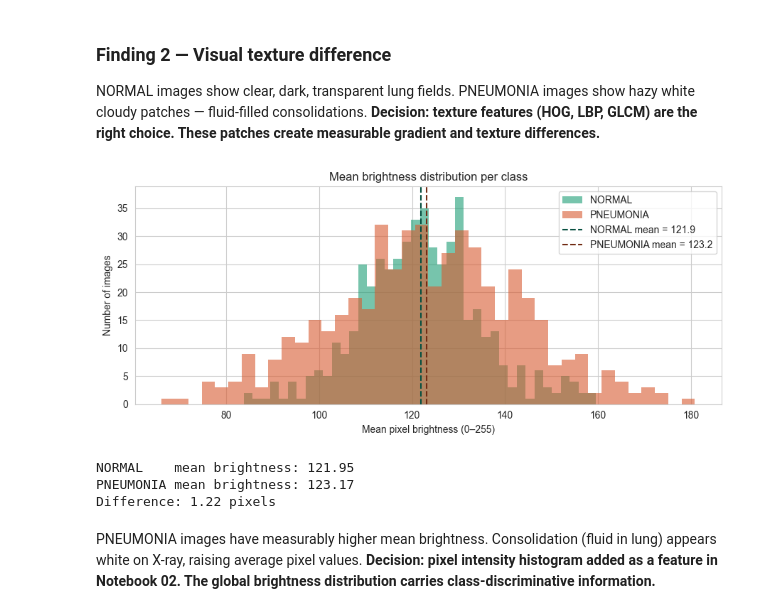
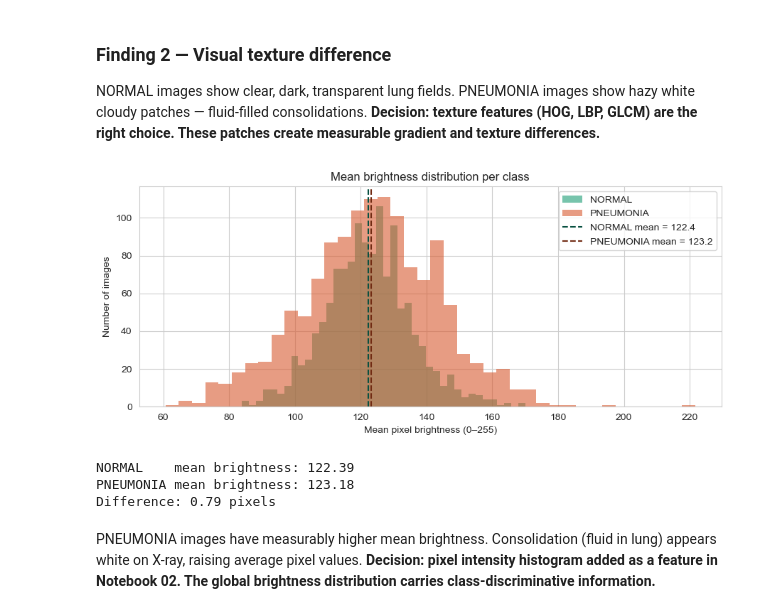
Before and after one commit to Dibya-z/Robust-Medical-Vision, a Jupyter notebook: notebooks/notebook_01_baseline.ipynb, the cells around one changed output. Saved outputs shown, nothing was run; the diff lists cells and outputs as text; code cells hidden in the pictures.

```diff
--- a/notebooks/notebook_01_baseline.ipynb
+++ b/notebooks/notebook_01_baseline.ipynb
@@ -101,40 +101,40 @@ brightness_pneumonia = []
 for cls, bucket in [('NORMAL', brightness_normal),
                     ('PNEUMONIA', brightness_pneumonia)]:
     folder = Path(DATA_ROOT) / 'train' / cls
-    files  = list(folder.glob('*.jpeg'))[:500]
+    files  = list(folder.glob('*.jpeg'))[:1300]
     for fp in files:
         img = cv2.imread(str(fp), cv2.IMREAD_GRAYSCALE)
         img = cv2.resize(img, IMG_SIZE)
         bucket.append(img.mean())
 
 fig, ax = plt.subplots(figsize=(9, 4))
 ax.hist(brightness_normal,    bins=40, alpha=0.6,
         color='#1D9E75', label='NORMAL',    edgecolor='none')
 ax.hist(brightness_pneumonia, bins=40, alpha=0.6,
         color='#D85A30', label='PNEUMONIA', edgecolor='none')
 ax.axvline(np.mean(brightness_normal),    color='#085041',
            linestyle='--', linewidth=1.5,
            label=f'NORMAL mean = {np.mean(brightness_normal):.1f}')
 ax.axvline(np.mean(brightness_pneumonia), color='#712B13',
            linestyle='--', linewidth=1.5,
            label=f'PNEUMONIA mean = {np.mean(brightness_pneumonia):.1f}')
 ax.set_xlabel('Mean pixel brightness (0–255)')
 ax.set_ylabel('Number of images')
 ax.set_title('Mean brightness distribution per class')
 ax.legend()
 plt.tight_layout()
 plt.savefig(f'{OUTPUT_PLOTS}/eda_brightness_distribution.png',
             dpi=150, bbox_inches='tight')
 plt.show()
 
 print(f"NORMAL    mean brightness: {np.mean(brightness_normal):.2f}")
 print(f"PNEUMONIA mean brightness: {np.mean(brightness_pneumonia):.2f}")
 print(f"Difference: {np.mean(brightness_pneumonia) - np.mean(brightness_normal):.2f} pixels")
 # %% [output]
-[figure, old version]
+[figure, new version]
-NORMAL    mean brightness: 121.95
-PNEUMONIA mean brightness: 123.17
-Difference: 1.22 pixels
+NORMAL    mean brightness: 122.39
+PNEUMONIA mean brightness: 123.18
+Difference: 0.79 pixels
 # %% [markdown]
 PNEUMONIA images have measurably higher mean brightness.
 Consolidation (fluid in lung) appears white on X-ray, raising average pixel values.
```
Also changed, not shown: parts of 17 cells of this notebook.
